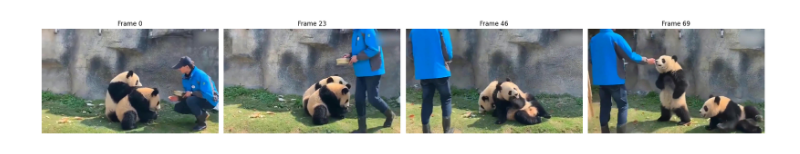
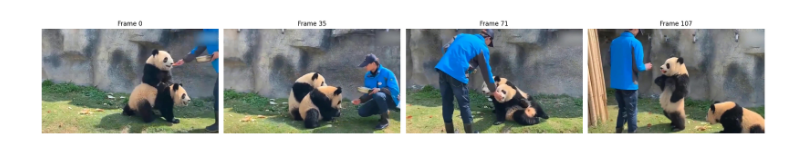
Before and after one commit to GLUS-video/GLUS, a Jupyter notebook: demo.ipynb, the cells around one changed output. Drawn from its saved outputs; the diff is of its cells as text; code cells hidden in the pictures.

Commit message:
add glus_s glus_a and demo

```diff
--- a/demo.ipynb
+++ b/demo.ipynb
@@ -198,27 +185,27 @@ def inference_video(model, clip_image_processor, transform, tokenizer, images, t
 # %%
 import matplotlib.pyplot as plt
 
 # read video
 
-frames = read_video(video_path="/scratch/bczp/llin5/data/tmp/video.mp4")
+frames = read_video(video_path="./demo/video.mp4")
 
 # show 4 frames
 
 total_frames = len(frames)
 indices = np.linspace(0, total_frames-1, num=4, dtype=int)
 selected_frames = frames[indices]
 
 fig, axes = plt.subplots(1, 4, figsize=(20, 5))
 
 for i, (frame, ax) in enumerate(zip(selected_frames, axes)):
     ax.imshow(frame)
     ax.set_title(f"Frame {indices[i]}")
     ax.axis('off')
 
 plt.tight_layout()
 plt.show()
 # %% [output]
-[figure, old version]
+[figure, new version]
 # %%
 # get model
 
```
Also changed, not shown: parts of 5 cells of this notebook, 5 other files.
